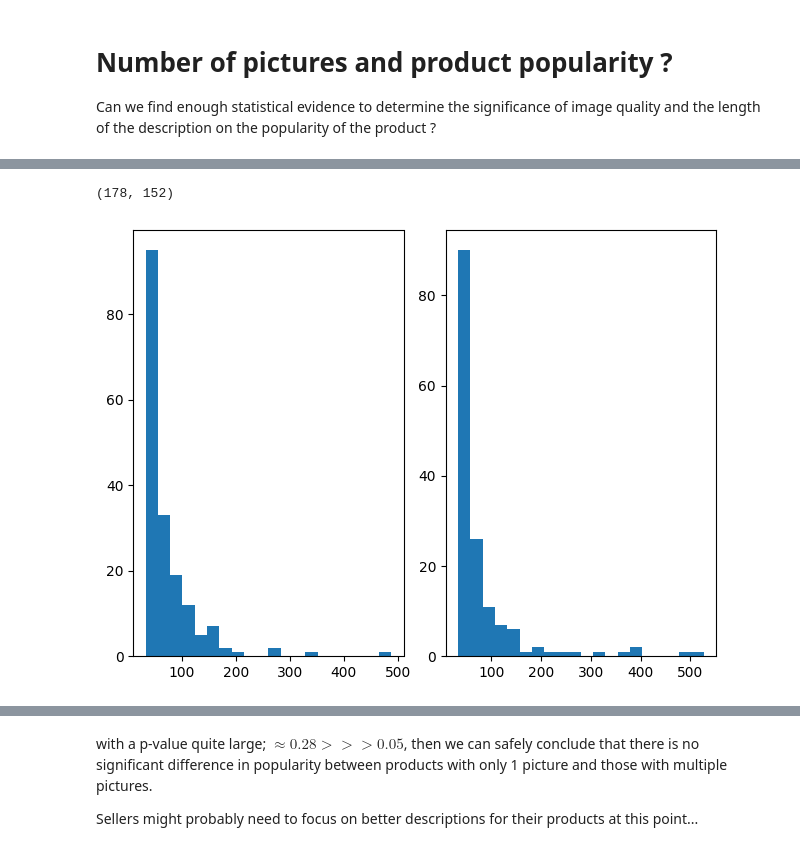
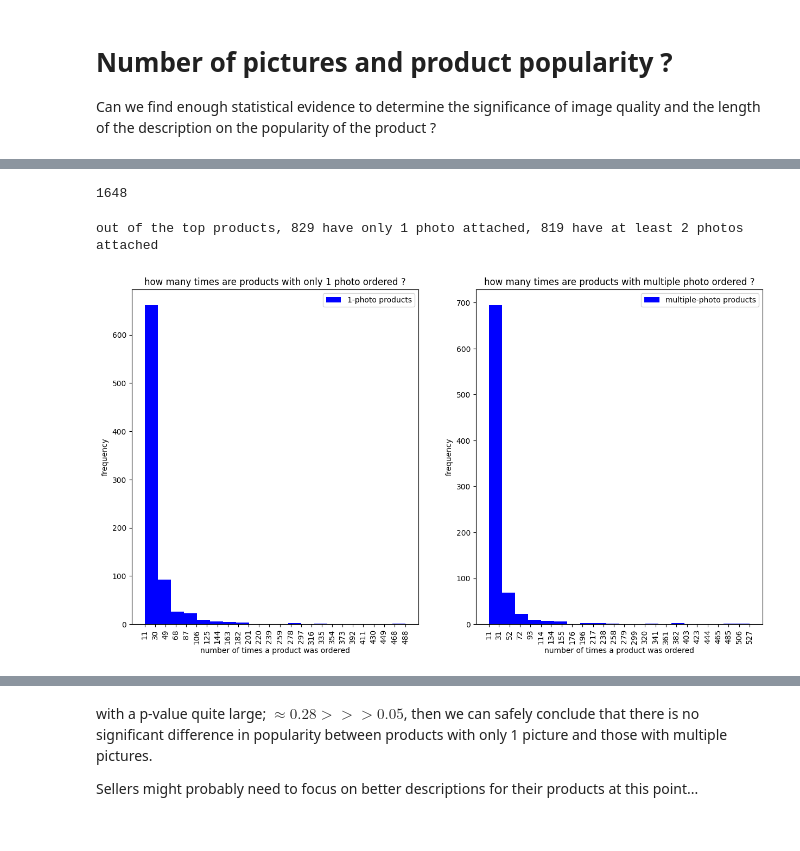
Before and after one commit to ayhem18/Ecommerce_case_study, a Jupyter notebook: data_analysis/products_earning.ipynb, the cells around one changed output, grey strips where cells are left out. Cells and saved outputs as stored; diff of their text form; code cells hidden in the pictures.

```diff
--- a/data_analysis/products_earning.ipynb
+++ b/data_analysis/products_earning.ipynb
@@ -76,0 +30,4 @@ len(top_products)
+# %%
+# let's filter the products
+top_order_item_df = pa.filter_order_item_csv_top_products(order_item_count=order_items_count, quantile_rank=qx[1])
+top_order_item_df.head()
@@ -101,13 +43,0 @@ p0, p1 = pdf[pdf['multi_photo'] == 0], pdf[pdf['multi_photo'] == 1]
-# %%
-len(p0), len(p1)
-# %% [output]
-(178, 152)
-# %%
-fig, axs = plt.subplots(1, 2, sharey=False, tight_layout=True)
-# We can set the number of bins with the *bins* keyword argument.
-axs[0].hist(p0['count'], bins=20)
-axs[1].hist(p1['count'], bins=20)
-
-plt.show()
-# %% [output]
-[figure, removed]
@@ -117,0 +44,11 @@ plt.show()
+# %%
+products_df = pa.read_products_df()
+top_products = pa.prepare_products_df(top_products_order_item_df=top_order_item_df, products_df=products_df)
+len(top_products)
+# %% [output]
+1648
+# %%
+p0, p1 = pa.analyze_products_num_photos(top_products=top_products, figsize=(15, 8))
+# %% [output]
+out of the top products, 829 have only 1 photo attached, 819 have at least 2 photos attached
+[figure, added]
```
Also changed, not shown: parts of 28 cells of this notebook, 4 other files.
